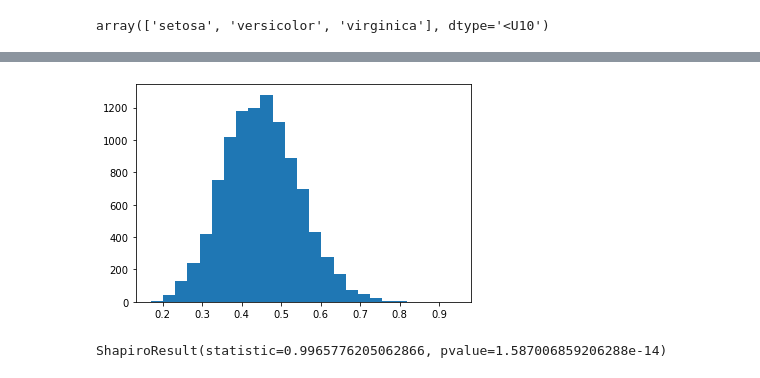
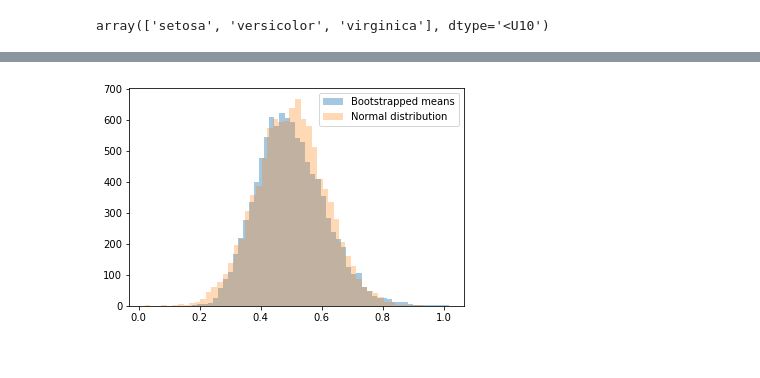
Before and after one commit to qlero/UCA_MSc-DS1, a Jupyter notebook: 2_model_selection/lecture_5/Assignments 2.ipynb, the cells around one changed output, grey strips where cells are left out. Saved outputs shown, nothing was run; the diff lists cells and outputs as text; code cells hidden in the pictures.

```diff
--- a/2_model_selection/lecture_5/Assignments 2.ipynb
+++ b/2_model_selection/lecture_5/Assignments 2.ipynb
@@ -485,11 +489,9 @@ Hint:
 # %%
 # Variable declarations
 
-lambda_value = 2
+_lambda = 2
 n_samples = 20
 n_large = 10000
-E_f = 1/lambda_value
-V_f = (1/lambda_value)**2
 # %%
 # Function declarations
 
@@ -522,10 +524,20 @@ def calculate_bootstrapped_means(lambda_value, n_samples, repetitions):
     boot_means = list(map(mean, boot_samples))
     return boot_means
 # %%
-# Computes n large (here 100,000) bootstrapped means from data sampled from
-# 20 samples from the Exponential distribution
+# Computes n large (here 10,000) bootstrapped sample means from 20-element
+# exponential distribution samples
 
-bootstrapped_means = calculate_bootstrapped_means(
-    lambda_value,
+bootstrapped_sample_means = calculate_bootstrapped_means(
+    _lambda,
     n_samples,
-    n_large)
+    n_large
+)
+
+# Computes a n large (here 10,000) sample from the normal distribution with
+# given parameters
+
+normal_dist = generate_normal(
+    _lambda,
+    n_samples,
+    n_large
+)
@@ -532,12 +559,10 @@ bootstrapped_means = calculate_bootstrapped_means(
 # %%
-# Plotting our bootstrapped means
+# Plotting our bootstrapped means vs. normal distribution
 
 plt.figure()
-plt.hist(bootstrapped_means, bins=25)
+plt.hist(bootstrapped_sample_means, bins=50, alpha=0.4)
+plt.hist(normal_dist, bins=50, alpha=0.3)
+plt.legend(["Bootstrapped means", "Normal distribution"])
 plt.show()
 # %% [output]
-[figure, old version]
+[figure, new version]
-# %%
-shapiro(bootstrapped_means)
-# %% [output]
-ShapiroResult(statistic=0.9965776205062866, pvalue=1.587006859206288e-14)
```
Also changed, not shown: parts of 23 cells of this notebook.
